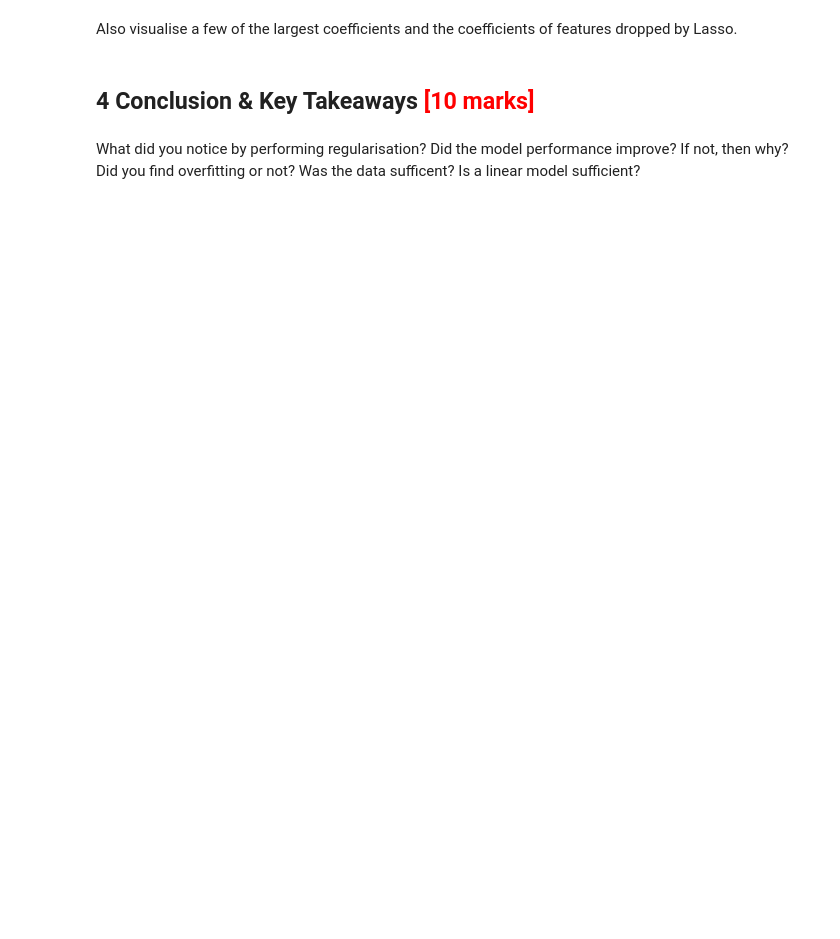
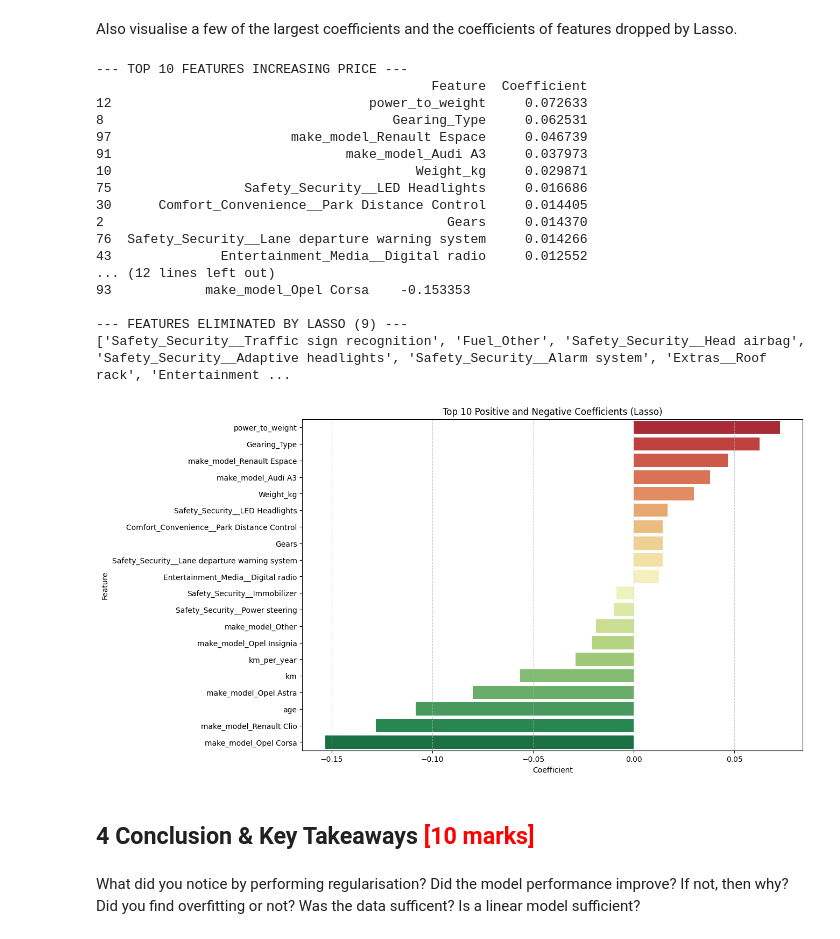
Before and after one commit to navspeak/ML, a Jupyter notebook: Regularisation_Assg_Car_Price_Prediction_Starter.ipynb, the cells around one changed output. Cells and saved outputs as stored; diff of their text form; code cells hidden in the pictures; blank space fills up the shorter version.

```diff
--- a/Regularisation_Assg_Car_Price_Prediction_Starter.ipynb
+++ b/Regularisation_Assg_Car_Price_Prediction_Starter.ipynb
@@ -1509,13 +1509,13 @@ Apply Ridge Regularisation and find the best value of alpha from the list
 ridge = Ridge()
 
 # GridSearchCV for tuning Ridge hyperparameters
-model_cv = GridSearchCV(estimator=ridge, param_grid = param_grid,
+model_cv_ridge = GridSearchCV(estimator=ridge, param_grid = param_grid,
                         scoring = "neg_mean_absolute_error",
                         cv=5, n_jobs=-1, return_train_score=True, verbose=1)
 
-model_cv.fit(X_train_scaled, y_train)
+model_cv_ridge.fit(X_train_scaled, y_train)
 
-print(model_cv.best_estimator_.n_iter_)
+print(model_cv_ridge.best_estimator_.n_iter_)
 # %% [output]
 Fitting 5 folds for each of 100 candidates, totalling 500 fits
 None
@@ -1570,14 +1570,14 @@ param_grid = {'alpha': np.linspace(0.01, 15, 100)}
 # %%
 # Applying Ridge regression
 ridge = Ridge()
-model_cv = GridSearchCV(estimator=ridge,
+model_cv_ridge = GridSearchCV(estimator=ridge,
                         param_grid=param_grid,
                         scoring='neg_mean_absolute_error',
                         cv=5,
                         return_train_score=True, verbose=1)
-model_cv.fit(X_train_scaled, y_train)
+model_cv_ridge.fit(X_train_scaled, y_train)
 
-print(model_cv.best_estimator_.n_iter_)
+print(model_cv_ridge.best_estimator_.n_iter_)
 # %% [output]
 Fitting 5 folds for each of 100 candidates, totalling 500 fits
 None
@@ -1587,20 +1587,20 @@ Plot the error-alpha graph again and find the actual optimal value for alpha.
 # Plot train and test scores against alpha
 
 # Plot train and test scores against alpha
-plot_train_vs_test_alpha(model_cv, "Negative MAE vs Alpha - Ridge (fine tuned)")
+plot_train_vs_test_alpha(model_cv_ridge, "Negative MAE vs Alpha - Ridge (fine tuned)")
 
 # Best alpha value
-print(f"Best Alpha: {model_cv.best_params_['alpha']}")
+print(f"Best Alpha: {model_cv_ridge.best_params_['alpha']}")
 
 # Best score (negative MAE)
-print(f"Best Negative MAE: {model_cv.best_score_}")
+print(f"Best Negative MAE: {model_cv_ridge.best_score_}")
 # %% [output]
 [figure]
 Best Alpha: 3.1896969696969695
 Best Negative MAE: -0.0794518835250631
 # %%
 # Set best alpha for Ridge regression
-best_alpha = model_cv.best_params_['alpha']
+best_alpha = model_cv_ridge.best_params_['alpha']
 ridge_final = Ridge(alpha=best_alpha)
 
 # Fit the Ridge model to get the coefficients
@@ -1798,3 +1895,51 @@ Also visualise a few of the largest coefficients and the coefficients of feature
+# %%
+# Compare highest coefficients and coefficients of eliminated features
+# 1. Get all coefficients into a sorted DataFrame
+lasso_coef_df = pd.DataFrame({'Feature': X_train.columns, 'Coefficient': lasso_final.coef_})
+lasso_coef_df = lasso_coef_df.sort_values(by='Coefficient', ascending=False)
+
+# 2. Identify Highest Positive and Negative Coefficients
+top_positive = lasso_coef_df.head(10)
+top_negative = lasso_coef_df.tail(10)
+eliminated = lasso_coef_df[lasso_coef_df['Coefficient'] == 0]
+
+print("--- TOP 10 FEATURES INCREASING PRICE ---")
+print(top_positive)
+print("\n--- TOP 10 FEATURES DECREASING PRICE ---")
+print(top_negative)
+print(f"\n--- FEATURES ELIMINATED BY LASSO ({len(eliminated)}) ---")
+print(eliminated['Feature'].tolist())
+
+# 3. Visualise the Top and Bottom Coefficients
+import matplotlib.pyplot as plt
+import seaborn as sns
+
+top_bottom_features = pd.concat([top_positive, top_negative])
+
+plt.figure(figsize=(12, 8))
+sns.barplot(data=top_bottom_features, x='Coefficient', y='Feature', palette='RdYlGn')
+plt.title('Top 10 Positive and Negative Coefficients (Lasso)')
+plt.grid(axis='x', linestyle='--', alpha=0.7)
+plt.show()
+# %% [output]
+--- TOP 10 FEATURES INCREASING PRICE ---
+                                           Feature  Coefficient
+12                                 power_to_weight     0.072633
+8                                     Gearing_Type     0.062531
+97                       make_model_Renault Espace     0.046739
+91                              make_model_Audi A3     0.037973
+10                                       Weight_kg     0.029871
+75                 Safety_Security__LED Headlights     0.016686
+30      Comfort_Convenience__Park Distance Control     0.014405
+2                                            Gears     0.014370
+76  Safety_Security__Lane departure warning system     0.014266
+43              Entertainment_Media__Digital radio     0.012552
+... (12 lines left out)
+93            make_model_Opel Corsa    -0.153353
+
+--- FEATURES ELIMINATED BY LASSO (9) ---
+['Safety_Security__Traffic sign recognition', 'Fuel_Other', 'Safety_Security__Head airbag', 'Safety_Security__Adaptive headlights', 'Safety_Security__Alarm system', 'Extras__Roof rack', 'Entertainment ...
+[figure, added]
 # %% [markdown]
 ## **4 Conclusion & Key Takeaways**  <font color =red> [10 marks] </font>
 # %% [markdown]
```
Also changed, not shown: parts of 12 cells of this notebook.
